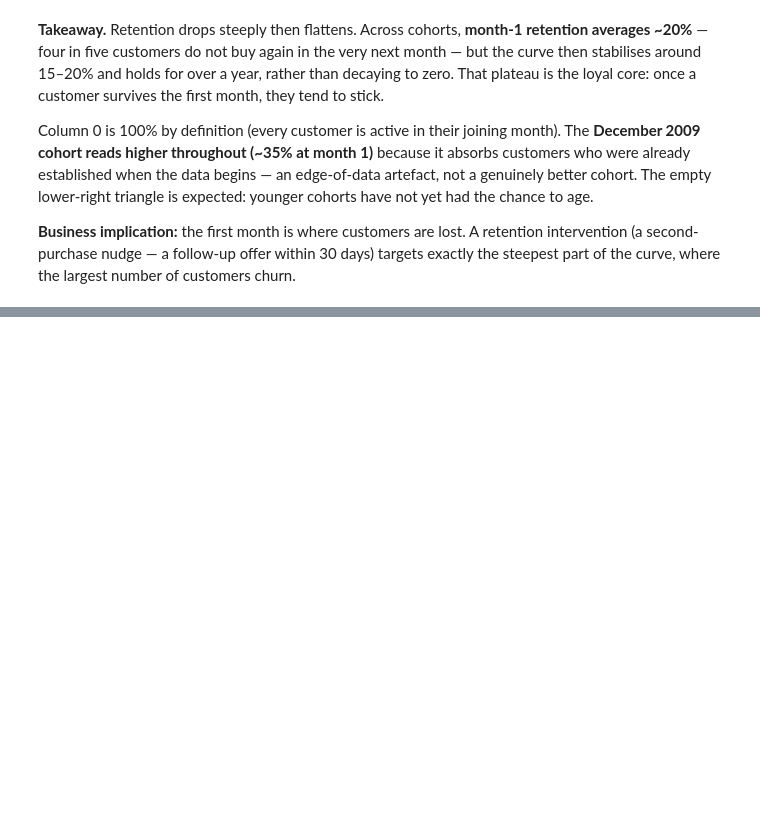
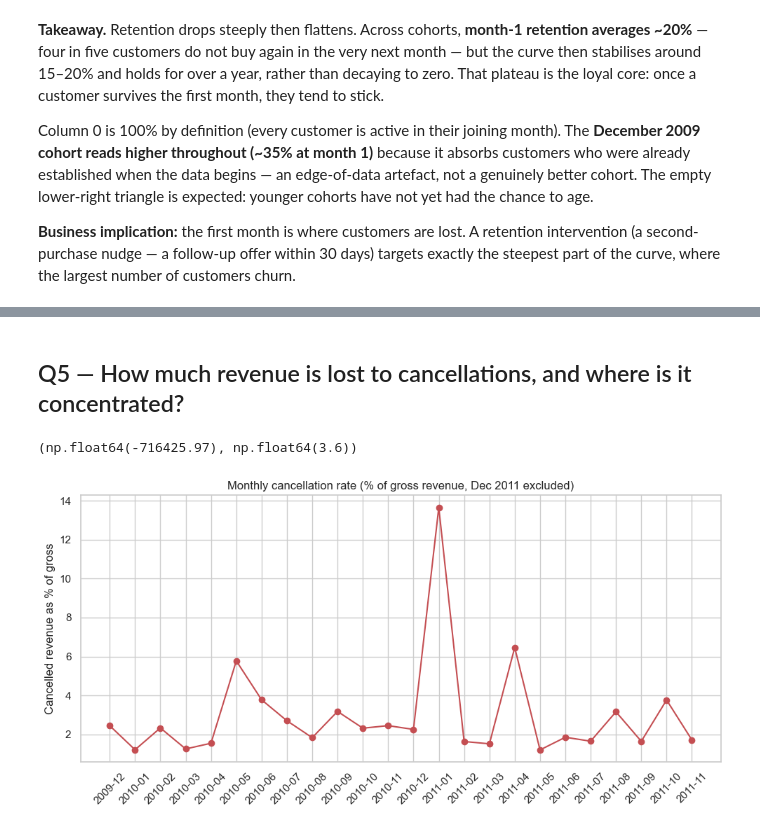
Before and after one commit to pranavsingla1207-byte/retailpulse, a Jupyter notebook: notebooks/03_eda.ipynb, the cells around one changed output, grey strips where cells are left out. Cells and saved outputs as stored; diff of their text form; code cells hidden in the pictures; blank space fills up the shorter version.

```diff
--- a/notebooks/03_eda.ipynb
+++ b/notebooks/03_eda.ipynb
@@ -272,0 +304,26 @@ Column 0 is 100% by definition (every customer is active in their joining month)
+# %% [markdown]
+## Q5 — How much revenue is lost to cancellations, and where is it concentrated?
+# %%
+gross = sales["Revenue"].sum()
+cancelled = df[df["is_cancelled"]]["Revenue"].sum()
+cancel_rate = 100 * abs(cancelled) / gross
+
+round(cancelled, 2), round(cancel_rate, 1)
+# %% [output]
+(np.float64(-716425.97), np.float64(3.6))
+# %%
+# monthly cancellation rate, partial final month excluded
+monthly_gross = sales.groupby("year_month")["Revenue"].sum()
+monthly_cancel = df[df["is_cancelled"]].groupby("year_month")["Revenue"].sum().abs()
+cancel_by_month = (100 * monthly_cancel / monthly_gross)
+cancel_by_month = cancel_by_month[cancel_by_month.index != "2011-12"]
+
+cancel_by_month.plot(kind="line", marker="o", color="#C44E52")
+plt.title("Monthly cancellation rate (% of gross revenue, Dec 2011 excluded)")
+plt.ylabel("Cancelled revenue as % of gross")
+plt.xlabel("")
+plt.xticks(range(len(cancel_by_month)), cancel_by_month.index, rotation=45)
+plt.tight_layout()
+plt.show()
+# %% [output]
+[figure, added]
```
Also changed, not shown: parts of 6 cells of this notebook.
